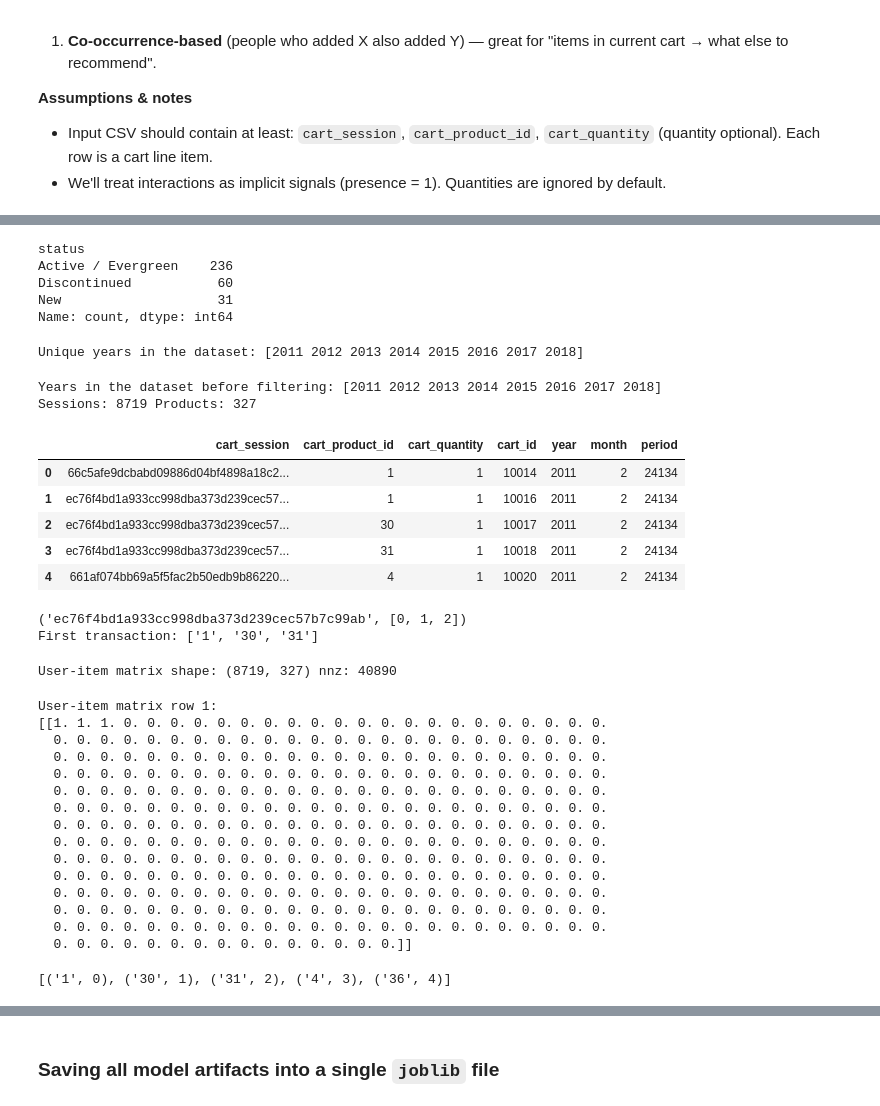
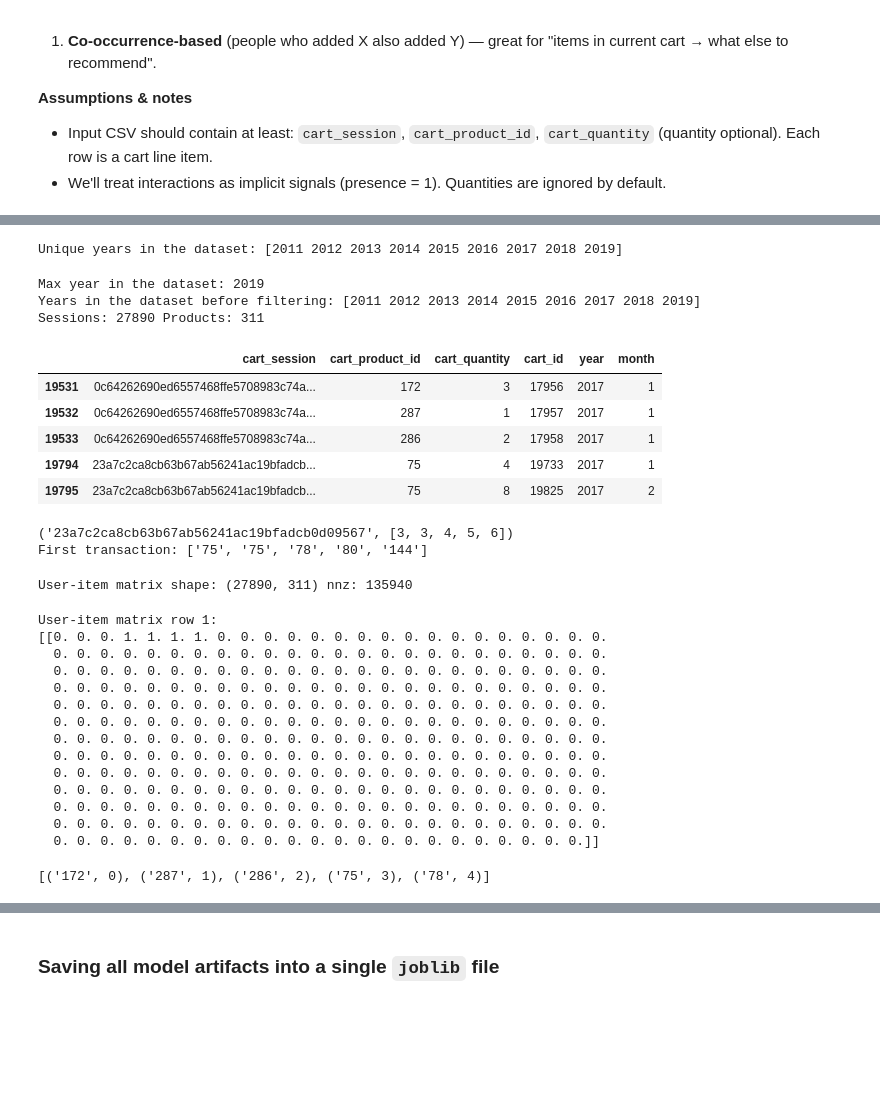
Before and after one commit to dpete0228/CSE455, a Jupyter notebook: docs/course/data/cart/2016_01recommender_notebook_v3.ipynb, the cells around one changed output, grey strips where cells are left out. Drawn from its saved outputs; the diff is of its cells as text; code cells hidden in the pictures; blank space fills up the shorter version.

```diff
--- a/docs/course/data/cart/2016_01recommender_notebook_v3.ipynb
+++ b/docs/course/data/cart/2016_01recommender_notebook_v3.ipynb
@@ -30,5 +30,5 @@ pd.set_option("display.max_columns", 200)
 # Replace the filename below with the path to your CSV exported from your database.
 # Expected columns: cart_session, cart_product_id, cart_quantity (optional), cart_product_desc (optional)
 
-CSV_PATH = "cart_export_17_10.csv"  # <<--- change this to your file path
+CSV_PATH = "cart_export_19_05.csv"  # <<--- change this to your file path
 EVAL_CSV = "answer_2017-11.csv"
@@ -78,93 +118,55 @@ Name: line_items, dtype: float64
-# %%
-# Create a continuous month period index: (year * 12 + month)
-df["period"] = df["year"] * 12 + df["month"]
-dataset_start = df["period"].min()  # Feb 2011 (24134)
-dataset_end = df["period"].max()  # Jan 2018 (24217)
-
-# Aggregate per product
-summary = (
-    df.groupby("cart_product_id")
-    .agg(
-        first_period=("period", "min"),
-        last_period=("period", "max"),
-        total_sessions=("cart_session", "nunique"),
-        total_qty=("cart_quantity", "sum"),
-    )
-    .reset_index()
-)
-
-
-# Define heuristic status
-def classify_product(row, cutoff_months=12):
-    is_new = row["first_period"] >= (dataset_end - cutoff_months)
-    is_discontinued = row["last_period"] <= (dataset_end - cutoff_months)
-
-    if is_new:
-        return "New"
-    elif is_discontinued:
-        return "Discontinued"
-    else:
-        return "Active / Evergreen"
-
-
-summary["status"] = summary.apply(classify_product, axis=1)
-print(summary["status"].value_counts())
-# %% [output]
-status
-Active / Evergreen    236
-Discontinued           60
-New                    31
-Name: count, dtype: int64
 # %%
 # Display unique years in the DataFrame
 print("Unique years in the dataset:", df['year'].unique())
 # %% [output]
-Unique years in the dataset: [2011 2012 2013 2014 2015 2016 2017 2018]
+Unique years in the dataset: [2011 2012 2013 2014 2015 2016 2017 2018 2019]
 # %%
 df = df.dropna(subset=['cart_session', 'cart_product_id']).copy()
 df['cart_product_id'] = df['cart_product_id'].astype(str)
 
+print("Max year in the dataset:", max_year)
 print("Years in the dataset before filtering:", df['year'].unique())
-# df = df.loc[df['year'] >= 2015]
+df = df.loc[df['year'] >= max_year-2]
 
 # Preserve product order of first appearance
 product_ids = df['cart_product_id'].unique()
 product_to_idx = {p: i for i, p in enumerate(product_ids)}
 idx_to_product = {i: p for p, i in product_to_idx.items()}
 
 # Preserve session order of first appearance (file order)
 sessions = df['cart_session'].unique()
 session_to_idx = {s: i for i, s in enumerate(sessions)}
 idx_to_session = {i: s for s, i in session_to_idx.items()}
 
 # IMPORTANT: sort=False preserves file order
 transactions = (
     df
     .groupby('cart_session', sort=False)['cart_product_id']
     .apply(list)
     .to_dict()
 )
 
 # Convert products to indices
 transactions = {
     session: [product_to_idx[p] for p in products]
     for session, products in transactions.items()
 }
 
 num_sessions = len(session_to_idx)
 num_products = len(product_to_idx)
 
 print("Sessions:", num_sessions, "Products:", num_products)
 df.head()
 # %% [output]
-Years in the dataset before filtering: [2011 2012 2013 2014 2015 2016 2017 2018]
-Sessions: 8719 Products: 327
+Max year in the dataset: 2019
+Years in the dataset before filtering: [2011 2012 2013 2014 2015 2016 2017 2018 2019]
+Sessions: 27890 Products: 311
-|  | cart_session | cart_product_id | cart_quantity | cart_id | year | month | period |
-| 0 | 66c5afe9dcbabd09886d04bf4898a18c2... | 1 | 1 | 10014 | 2011 | 2 | 24134 |
-| 1 | ec76f4bd1a933cc998dba373d239cec57... | 1 | 1 | 10016 | 2011 | 2 | 24134 |
-| 2 | ec76f4bd1a933cc998dba373d239cec57... | 30 | 1 | 10017 | 2011 | 2 | 24134 |
-| 3 | ec76f4bd1a933cc998dba373d239cec57... | 31 | 1 | 10018 | 2011 | 2 | 24134 |
-| 4 | 661af074bb69a5f5fac2b50edb9b86220... | 4 | 1 | 10020 | 2011 | 2 | 24134 |
+|  | cart_session | cart_product_id | cart_quantity | cart_id | year | month |
+| 19531 | 0c64262690ed6557468ffe5708983c74a... | 172 | 3 | 17956 | 2017 | 1 |
+| 19532 | 0c64262690ed6557468ffe5708983c74a... | 287 | 1 | 17957 | 2017 | 1 |
+| 19533 | 0c64262690ed6557468ffe5708983c74a... | 286 | 2 | 17958 | 2017 | 1 |
+| 19794 | 23a7c2ca8cb63b67ab56241ac19bfadcb... | 75 | 4 | 19733 | 2017 | 1 |
+| 19795 | 23a7c2ca8cb63b67ab56241ac19bfadcb... | 75 | 8 | 19825 | 2017 | 2 |
 # %%
 # print a transaction as product ids
 first_items = list(transactions.items())[1]
@@ -173,8 +175,8 @@ print(first_items)
 first_items = [idx_to_product[i] for i in first_items[1]]
 print("First transaction:", first_items)
 # %% [output]
-('ec76f4bd1a933cc998dba373d239cec57b7c99ab', [0, 1, 2])
-First transaction: ['1', '30', '31']
+('23a7c2ca8cb63b67ab56241ac19bfadcb0d09567', [3, 3, 4, 5, 6])
+First transaction: ['75', '75', '78', '80', '144']
 # %%
 
 # === 4) Build sparse user-item matrix (binary presence) ===
@@ -192,7 +194,7 @@ for s, products in transactions.items():
 user_item = csr_matrix((data, (rows, cols)), shape=(num_sessions, num_products), dtype=np.float32)
 print("User-item matrix shape:", user_item.shape, "nnz:", user_item.nnz)
 # %% [output]
-User-item matrix shape: (8719, 327) nnz: 40890
+User-item matrix shape: (27890, 311) nnz: 135940
 # %%
 
 # show user_item example
@@ -200,7 +202,7 @@ print("User-item matrix row 1:")
 print(user_item.getrow(1).toarray())
 # %% [output]
 User-item matrix row 1:
-[[1. 1. 1. 0. 0. 0. 0. 0. 0. 0. 0. 0. 0. 0. 0. 0. 0. 0. 0. 0. 0. 0. 0. 0.
+[[0. 0. 0. 1. 1. 1. 1. 0. 0. 0. 0. 0. 0. 0. 0. 0. 0. 0. 0. 0. 0. 0. 0. 0.
   0. 0. 0. 0. 0. 0. 0. 0. 0. 0. 0. 0. 0. 0. 0. 0. 0. 0. 0. 0. 0. 0. 0. 0.
   0. 0. 0. 0. 0. 0. 0. 0. 0. 0. 0. 0. 0. 0. 0. 0. 0. 0. 0. 0. 0. 0. 0. 0.
   0. 0. 0. 0. 0. 0. 0. 0. 0. 0. 0. 0. 0. 0. 0. 0. 0. 0. 0. 0. 0. 0. 0. 0.
@@ -212,14 +214,13 @@ User-item matrix row 1:
   0. 0. 0. 0. 0. 0. 0. 0. 0. 0. 0. 0. 0. 0. 0. 0. 0. 0. 0. 0. 0. 0. 0. 0.
   0. 0. 0. 0. 0. 0. 0. 0. 0. 0. 0. 0. 0. 0. 0. 0. 0. 0. 0. 0. 0. 0. 0. 0.
   0. 0. 0. 0. 0. 0. 0. 0. 0. 0. 0. 0. 0. 0. 0. 0. 0. 0. 0. 0. 0. 0. 0. 0.
-  0. 0. 0. 0. 0. 0. 0. 0. 0. 0. 0. 0. 0. 0. 0. 0. 0. 0. 0. 0. 0. 0. 0. 0.
-  0. 0. 0. 0. 0. 0. 0. 0. 0. 0. 0. 0. 0. 0. 0.]]
+  0. 0. 0. 0. 0. 0. 0. 0. 0. 0. 0. 0. 0. 0. 0. 0. 0. 0. 0. 0. 0. 0. 0.]]
 # %%
 #print the first 5 items from product_to_idx
 print(list(product_to_idx.items())[:5])
 # product_to_idx
 # %% [output]
-[('1', 0), ('30', 1), ('31', 2), ('4', 3), ('36', 4)]
+[('172', 0), ('287', 1), ('286', 2), ('75', 3), ('78', 4)]
 # %%
 
 # === 5) Co-occurrence recommender ===
```
Also changed, not shown: parts of 12 cells of this notebook.
